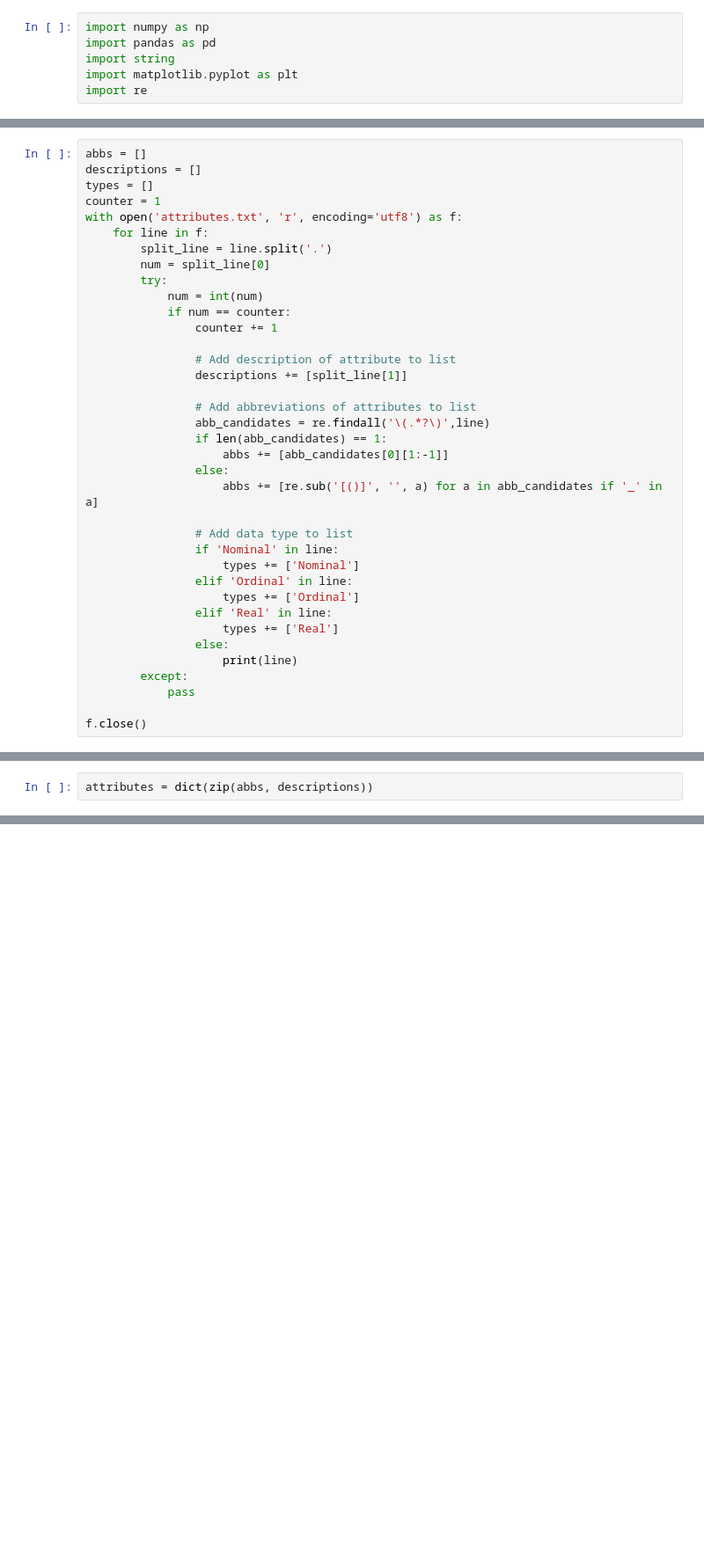
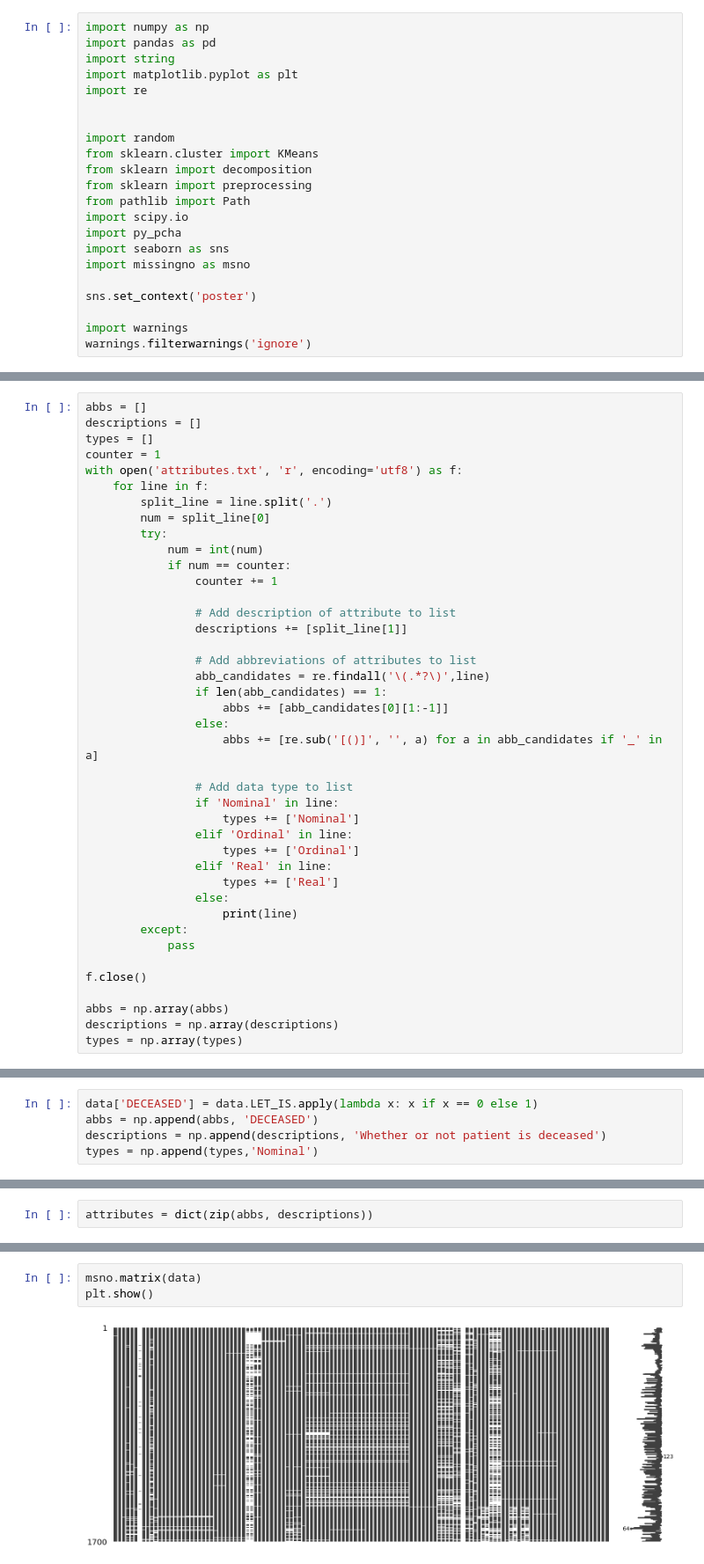
Before and after one commit to johndoe133/computational_tools_case_2, a Jupyter notebook: Untitled.ipynb, the cells around one changed output, grey strips where cells are left out. Shown at 88% size. Drawn from its saved outputs; the diff is of its cells as text; blank space fills up the shorter version.

Commit message:
Added taking out input data

```diff
--- a/Untitled.ipynb
+++ b/Untitled.ipynb
@@ -27,3 +23,19 @@ import pandas as pd
 import string
 import matplotlib.pyplot as plt
 import re
+
+
+import random
+from sklearn.cluster import KMeans
+from sklearn import decomposition
+from sklearn import preprocessing
+from pathlib import Path
+import scipy.io
+import py_pcha
+import seaborn as sns
+import missingno as msno
+
+sns.set_context('poster')
+
+import warnings
+warnings.filterwarnings('ignore')
@@ -125,5 +119,9 @@ with open('attributes.txt', 'r', encoding='utf8') as f:
             pass
 
 f.close()
+
+abbs = np.array(abbs)
+descriptions = np.array(descriptions)
+types = np.array(types)
 # %% [output]
 1. Record ID (ID): Unique identifier. Cannot be related to participant. It can be used for reference only.
@@ -155,5 +128,10 @@ for i, att in enumerate(types):
 # %%
 data.columns = abbs[1:]
+# %%
+data['DECEASED'] = data.LET_IS.apply(lambda x: x if x == 0 else 1)
+abbs = np.append(abbs, 'DECEASED')
+descriptions = np.append(descriptions, 'Whether or not patient is deceased')
+types = np.append(types,'Nominal')
 # %%
 data.head()
 # %% [output]
@@ -201,0 +147,5 @@ types
+# %%
+msno.matrix(data)
+plt.show()
+# %% [output]
+[figure, added]
```
Also changed, not shown: parts of 17 cells of this notebook.
